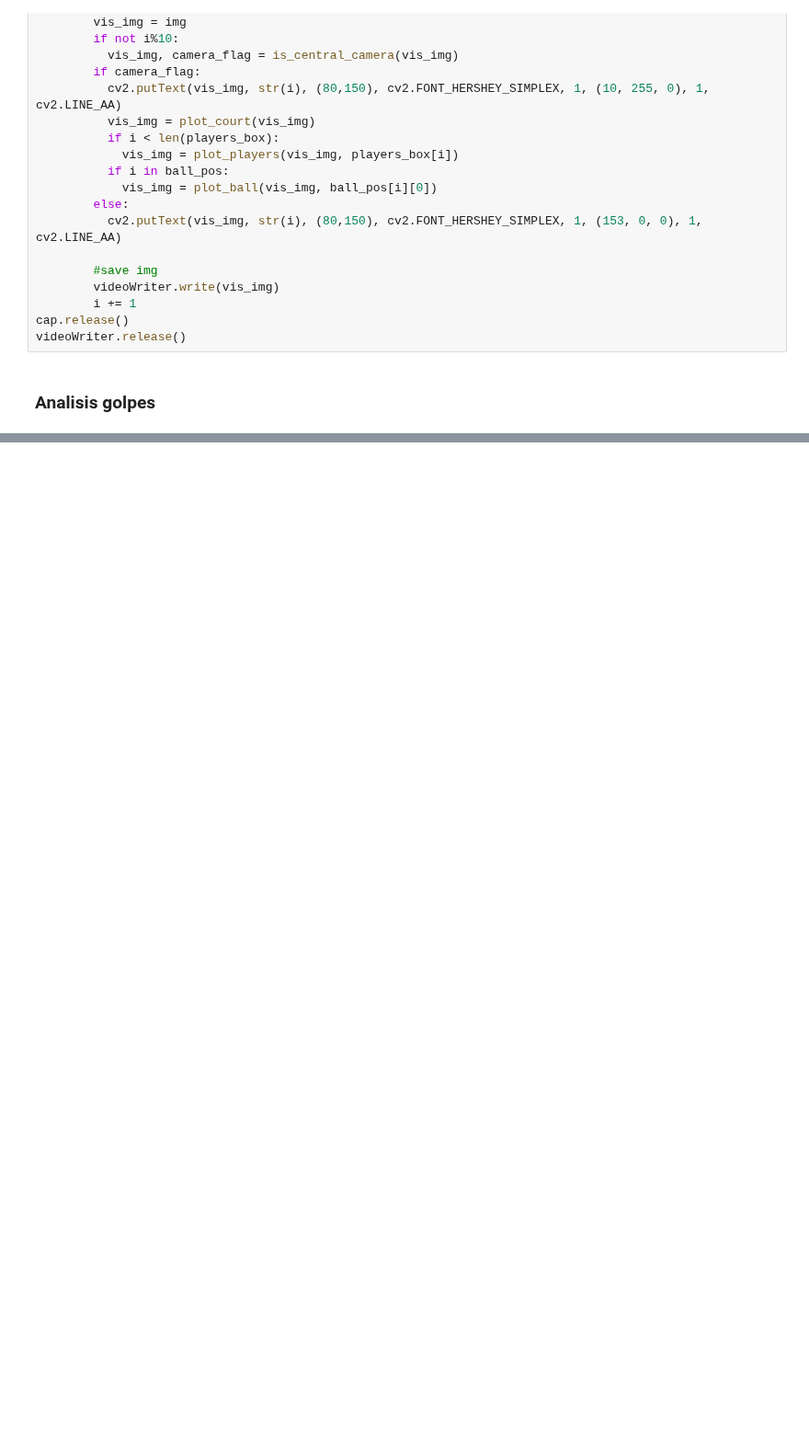
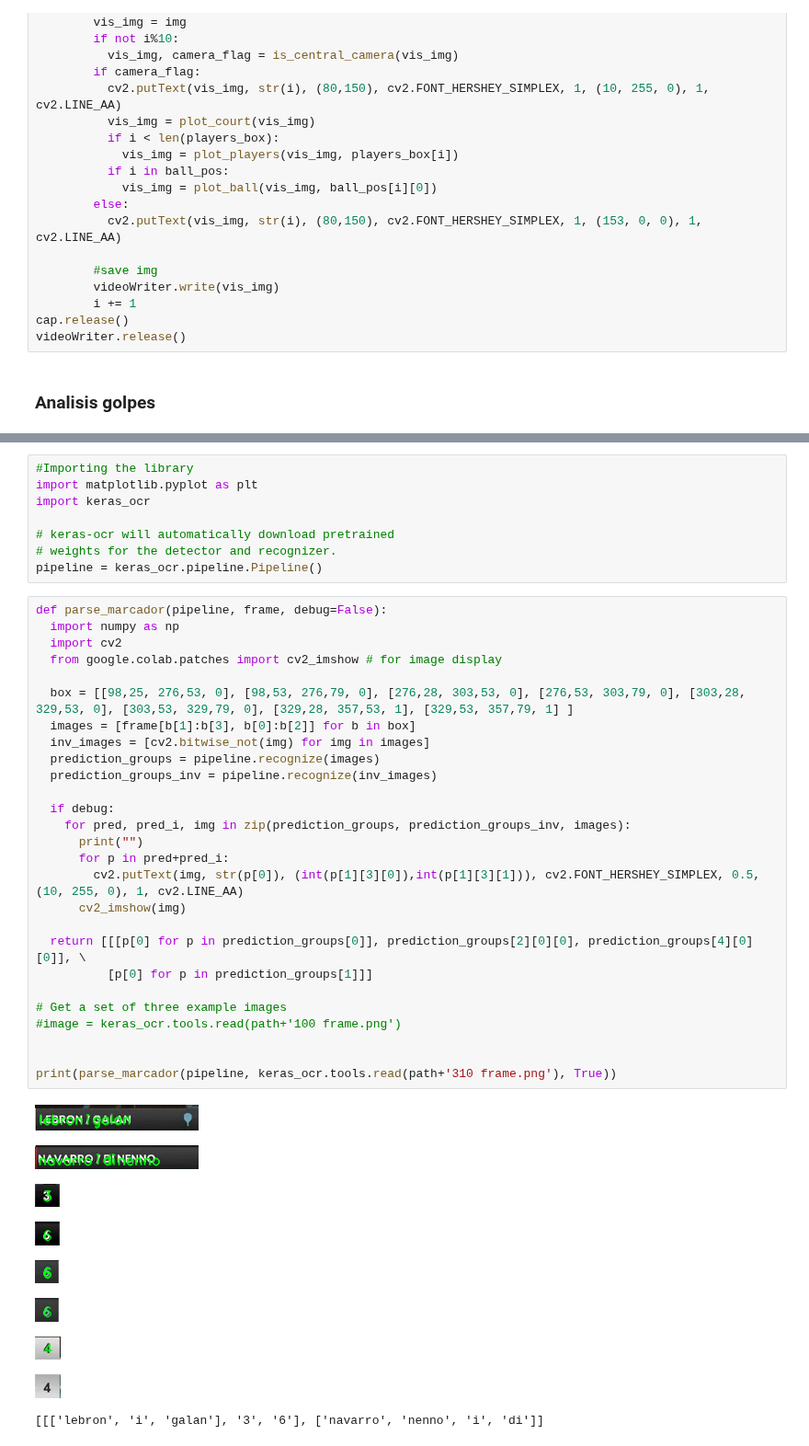
Before and after one commit to VictorUceda/TrackNet-Padel, a Jupyter notebook: Analisis_hits_padel.ipynb, the cells around one changed output, grey strips where cells are left out. Shown at 92% size. Drawn from its saved outputs; the diff is of its cells as text; blank space fills up the shorter version.

```diff
--- a/Analisis_hits_padel.ipynb
+++ b/Analisis_hits_padel.ipynb
@@ -525,0 +572,45 @@ videoWriter.release()
+# %%
+#Importing the library
+import matplotlib.pyplot as plt
+import keras_ocr
+
+# keras-ocr will automatically download pretrained
+# weights for the detector and recognizer.
+pipeline = keras_ocr.pipeline.Pipeline()
+# %%
+def parse_marcador(pipeline, frame, debug=False):
+  import numpy as np
+  import cv2
+  from google.colab.patches import cv2_imshow # for image display
+
+  box = [[98,25, 276,53, 0], [98,53, 276,79, 0], [276,28, 303,53, 0], [276,53, 303,79, 0], [303,28, 329,53, 0], [303,53, 329,79, 0], [329,28, 357,53, 1], [329,53, 357,79, 1] ]
+  images = [frame[b[1]:b[3], b[0]:b[2]] for b in box]
+  inv_images = [cv2.bitwise_not(img) for img in images]
+  prediction_groups = pipeline.recognize(images)
+  prediction_groups_inv = pipeline.recognize(inv_images)
+
+  if debug:
+    for pred, pred_i, img in zip(prediction_groups, prediction_groups_inv, images):
+      print("")
+      for p in pred+pred_i:
+        cv2.putText(img, str(p[0]), (int(p[1][3][0]),int(p[1][3][1])), cv2.FONT_HERSHEY_SIMPLEX, 0.5, (10, 255, 0), 1, cv2.LINE_AA)
+      cv2_imshow(img)
+
+  return [[[p[0] for p in prediction_groups[0]], prediction_groups[2][0][0], prediction_groups[4][0][0]], \
+          [p[0] for p in prediction_groups[1]]]
+
+# Get a set of three example images
+#image = keras_ocr.tools.read(path+'100 frame.png')
+
+
+print(parse_marcador(pipeline, keras_ocr.tools.read(path+'310 frame.png'), True))
+# %% [output]
+[figure, added]
+[figure, added]
+[figure, added]
+[figure, added]
+[figure, added]
+[figure, added]
+[figure, added]
+[figure, added]
+[[['lebron', 'i', 'galan'], '3', '6'], ['navarro', 'nenno', 'i', 'di']]
```
Also changed, not shown: parts of 4 cells of this notebook.
